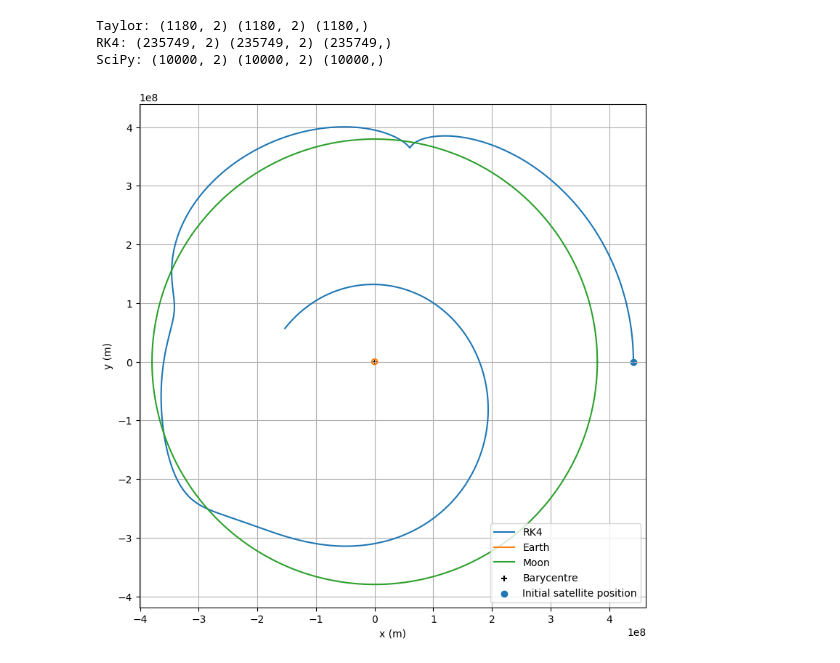
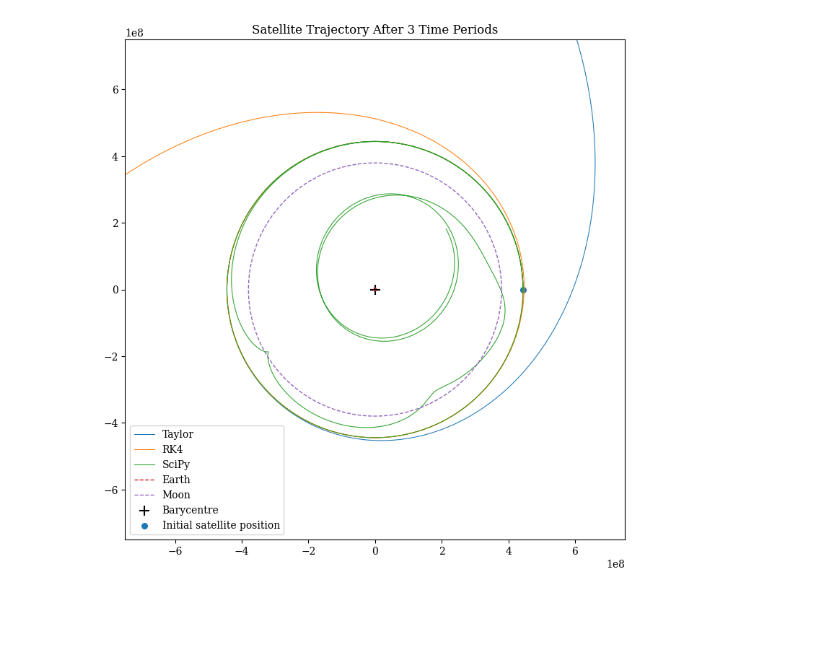
Before and after one commit to thomasyoung2619-cyber/Restricted-3-body-simulation-, a Jupyter notebook: MilestoneV3.ipynb, the cells around one changed output. Saved outputs shown, nothing was run; the diff lists cells and outputs as text; code cells hidden in the pictures; blank space fills up the shorter version.

```diff
--- a/MilestoneV3.ipynb
+++ b/MilestoneV3.ipynb
@@ -22,6 +22,11 @@ rE= mM*d/(mE+mM) # distance of earth from barycentre
 rM= mE*d/(mE+mM) # distance of moon from barycentre
 dr_approx = d*(mM/(3*mE))**(1/3)
 
+# exact L2 distance from the Moon (force balance for a co-rotating rocket)
+def balance(dr):
+    r = rM + dr
+    return -G*mE/(r+rE)**2 - G*mM/dr**2 + w**2*r
+dr_exact = brentq(balance, 3e7, 1e8, xtol=1e-3)
 
 def body_pos(t):
     cos_comp ,sine_comp = np.cos(w*t), np.sin(w*t)
@@ -71,7 +76,7 @@ def func_to_solve(t, s):
 def Scipy_solver(func,t_span, s, t_eval):
     posS, velS = init(dr, T0)
     s = np.concatenate((posS, velS))
-    sol = solve_ivp(func, t_span, s , t_eval=t_eval, method='RK45', rtol=1e-9, atol=1e-9)
+    sol = solve_ivp(func, t_span, s , t_eval=t_eval, method='DOP853', rtol=1e-9, atol=1e-9)
     return sol
 
 #Scipy Solver with dense output - use this one as you can interpolate better
@@ -79,7 +84,7 @@ def Scipy_solver_dense(func, T0, T, n, dr):
     pos,vel = init(dr, T0)
     s=np.concatenate((pos,vel))
     t = np.linspace(T0, T, n)
-    sol = solve_ivp(func, [T0, T], s,t_eval=t,method='RK45',rtol=1e-9,atol=1e-9,dense_output=True)
+    sol = solve_ivp(func, [T0, T], s,t_eval=t,method='DOP853',rtol=1e-9,atol=1e-9,dense_output=True)
     positions = sol.y[:2].T
     velocities = sol.y[2:].T
     times = sol.t
@@ -151,8 +156,8 @@ def Runge_Kutta_solver(f, T0, dr, T_end, h):
     return positions, velocities, times
 # %%
 T0 = 0
-T_end = T          # Simulate 5 Earth-Moon orbital periods
-dr = dr_approx
+T_end = 3*T          # Simulate 5 Earth-Moon orbital periods
+dr = dr_exact
 
 h = 10.0             # Timestep for Taylor and RK4 (seconds)
 store = 200          # Store every 200 Taylor steps
@@ -177,42 +182,41 @@ pos_RK, vel_RK, time_RK = Runge_Kutta_solver(
 pos_S, vel_S, time_S = Scipy_solver_dense(
     func_to_solve, T0, T_end, n,dr
 )
-# %%
-print("Taylor:", pos_T.shape, vel_T.shape, time_T.shape)
-print("RK4:", pos_RK.shape, vel_RK.shape, time_RK.shape)
-print("SciPy:", pos_S.shape, vel_S.shape, time_S.shape)
-# %% [output]
-Taylor: (1180, 2) (1180, 2) (1180,)
-RK4: (235749, 2) (235749, 2) (235749,)
-SciPy: (10000, 2) (10000, 2) (10000,)
 # %%
-plt.figure(figsize=(9, 9))
+fig, ax = plt.subplots(figsize=(9, 9))
+plt.rcParams["font.family"] = "serif"
+ax.plot(pos_T[:, 0], pos_T[:, 1], label="Taylor", linestyle= "-", linewidth =  0.75)
+ax.plot(pos_RK[:, 0], pos_RK[:, 1], label="RK4", linestyle= "-", linewidth = 0.75)
+ax.plot(pos_S[:, 0], pos_S[:, 1], label="SciPy", linestyle= "-", linewidth =  0.75)
 
-#plt.plot(pos_T[:, 0], pos_T[:, 1], label="Taylor")
-plt.plot(pos_RK[:, 0], pos_RK[:, 1], label="RK4")
-#plt.plot(pos_S[:, 0], pos_S[:, 1], label="SciPy")
 earth_positions = []
 moon_positions = []
-
-for t in time_T:
+time_bodies= np.linspace(0,T,2000)
+for t in time_bodies:
     earth_pos, moon_pos = body_pos(t)
     earth_positions.append(earth_pos)
     moon_positions.append(moon_pos)
 
 earth_positions = np.array(earth_positions)
 moon_positions = np.array(moon_positions)
 
-plt.plot(earth_positions[:, 0], earth_positions[:, 1], label="Earth")
-plt.plot(moon_positions[:, 0], moon_positions[:, 1], label="Moon")
-plt.scatter(0, 0, marker="+", color="black", label="Barycentre")
-plt.scatter(pos0[0], pos0[1], marker="o", label="Initial satellite position")
+ax.plot(earth_positions[:, 0], earth_positions[:, 1], label="Earth", linestyle= "--", linewidth = 1)
+ax.plot(moon_positions[:, 0], moon_positions[:, 1], label="Moon", linestyle= "--", linewidth = 1)
 
-plt.xlabel("x (m)")
-plt.ylabel("y (m)")
-plt.axis("equal")
-plt.legend()
-plt.grid()
+ax.scatter(0, 0, marker="+", color="black", s=100, label="Barycentre")
+ax.scatter(pos0[0], pos0[1], marker="o", s=30, label="Initial satellite position")
+
+ax.set_xlim(-0.75e9, 0.75e9)
+ax.set_ylim(-0.75e9, 0.75e9)
+
+#ax.set_xlabel("x (m)")
+#ax.set_ylabel("y (m)")
+ax.set_title("Satellite Trajectory After 3 Time Periods")
+
+ax.set_aspect("equal", adjustable="box")
+#ax.grid(True, alpha=0.3)
+ax.legend()
 plt.show()
 # %% [output]
-[figure, old version]
+[figure, new version]
 # %%
```
Also changed, not shown: parts of 2 cells of this notebook.
